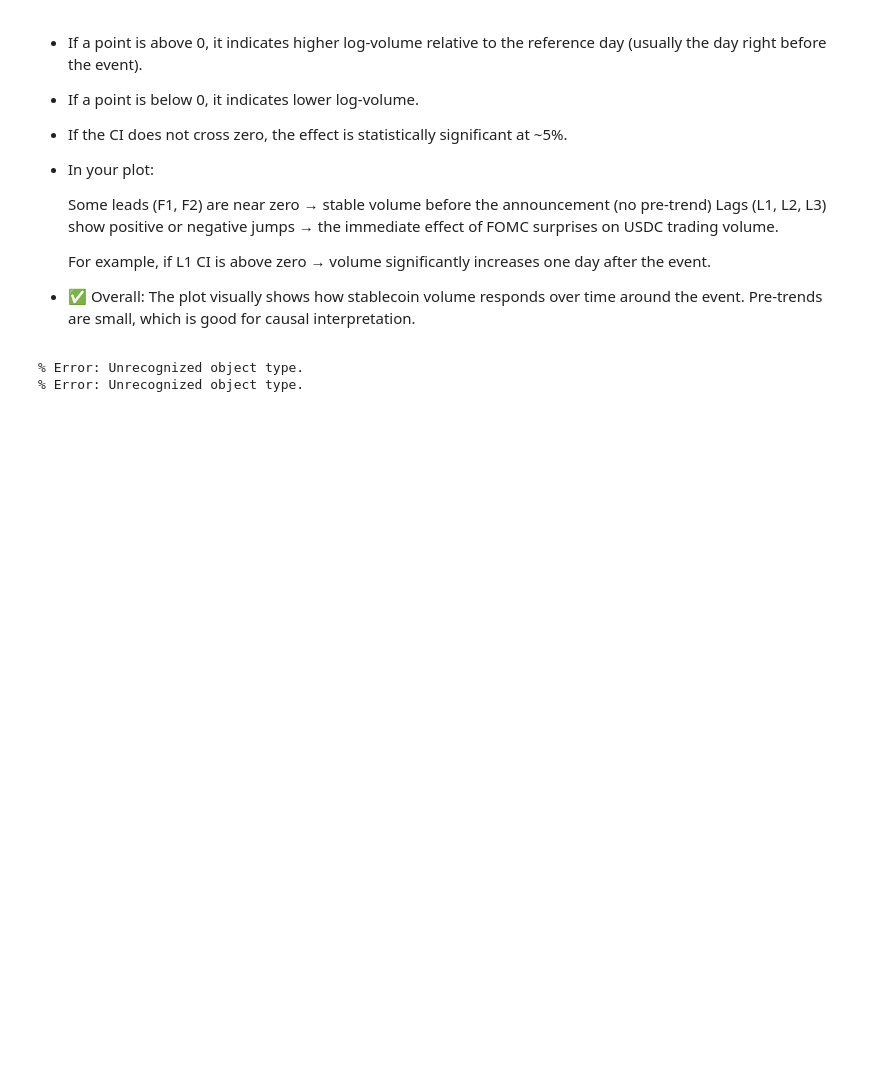
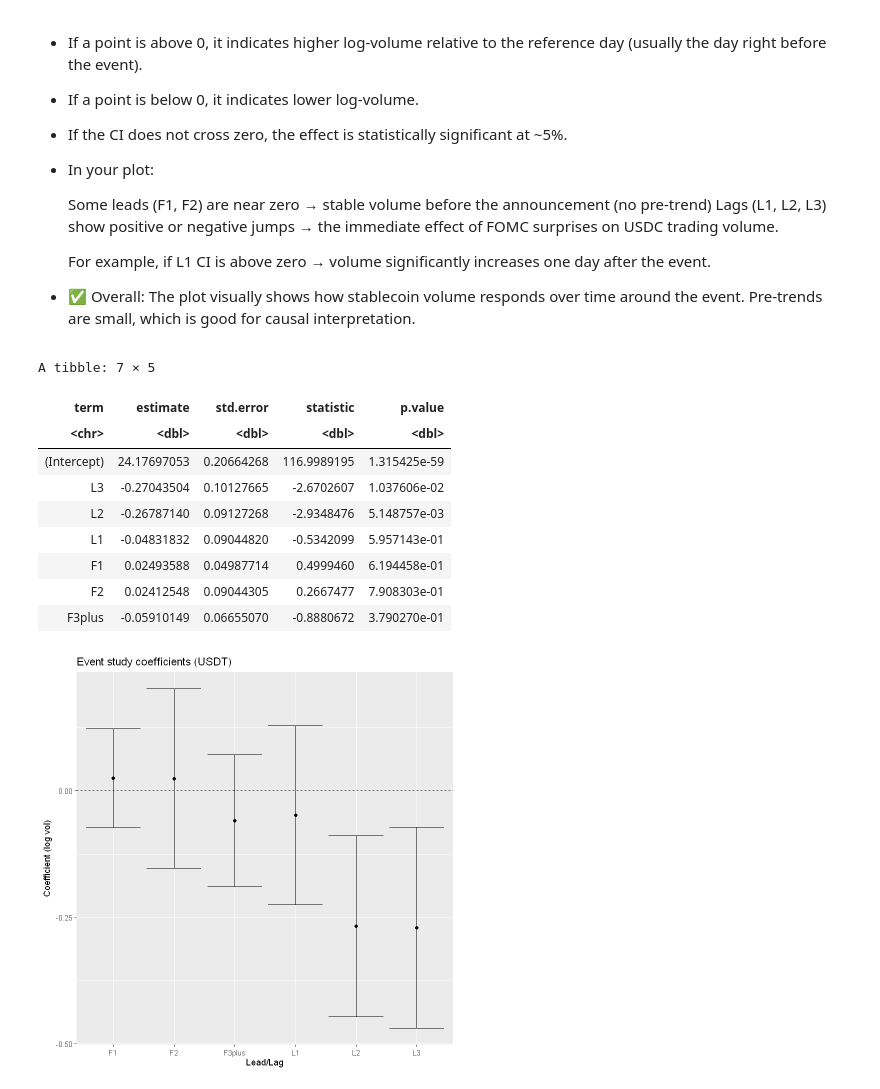
Before and after one commit to Speculatorrr/Stablecoin, a Jupyter notebook: project.ipynb, the cells around one changed output. Saved outputs shown, nothing was run; the diff lists cells and outputs as text; code cells hidden in the pictures; blank space fills up the shorter version.

```diff
--- a/project.ipynb
+++ b/project.ipynb
@@ -291,15 +353,27 @@ A tibble: 7 × 5
     For example, if L1 CI is above zero → volume significantly increases one day after the event.
 
 - ✅ Overall: The plot visually shows how stablecoin volume responds over time around the event. Pre-trends are small, which is good for causal interpretation.
-# %%
-library(stargazer)
-stargazer(creg2, treg2, type = "text",
-          title = "Regression Results for USDC and USDT",
-          dep.var.labels = c("Log Volume USDC", "Log Volume USDT"),
-          covariate.labels = c("D (Post FOMC)", "Z (Days from Event)", "D:Z"),
-          digits = 3,
-          star.char = c("*", "**", "***"),
-          star.cutoffs = c(0.05, 0.01, 0.001))
-# %% [output]
-% Error: Unrecognized object type.
-% Error: Unrecognized object type.
+# %%
+evt_usdt <- feols(log_vol_usdt ~ L3 + L2 + L1 + F1 + F2 + F3plus | 0, cluster = ~fomc_id, data = ann_windows3)
+coefs_t <- broom::tidy(evt_usdt)
+# plot with ggplot
+coefs_t %>%
+  filter(term %in% c("L3","L2","L1","F1","F2","F3plus")) %>%
+  ggplot(aes(x = term, y = estimate)) +
+   geom_point() + geom_errorbar(aes(ymin=estimate - 1.96*std.error, ymax=estimate + 1.96*std.error)) +
+   geom_hline(yintercept = 0, linetype = "dashed") +
+   labs(title="Event study coefficients (USDT)", y="Coefficient (log vol)", x="Lead/Lag")
+
+coefs_t
+# %% [output]
+A tibble: 7 × 5
+| term | estimate | std.error | statistic | p.value |
+| <chr> | <dbl> | <dbl> | <dbl> | <dbl> |
+| (Intercept) | 24.17697053 | 0.20664268 | 116.9989195 | 1.315425e-59 |
+| L3 | -0.27043504 | 0.10127665 | -2.6702607 | 1.037606e-02 |
+| L2 | -0.26787140 | 0.09127268 | -2.9348476 | 5.148757e-03 |
+| L1 | -0.04831832 | 0.09044820 | -0.5342099 | 5.957143e-01 |
+| F1 | 0.02493588 | 0.04987714 | 0.4999460 | 6.194458e-01 |
+| F2 | 0.02412548 | 0.09044305 | 0.2667477 | 7.908303e-01 |
+| F3plus | -0.05910149 | 0.06655070 | -0.8880672 | 3.790270e-01 |
+[figure, added]
```
Also changed, not shown: parts of 16 cells of this notebook.
